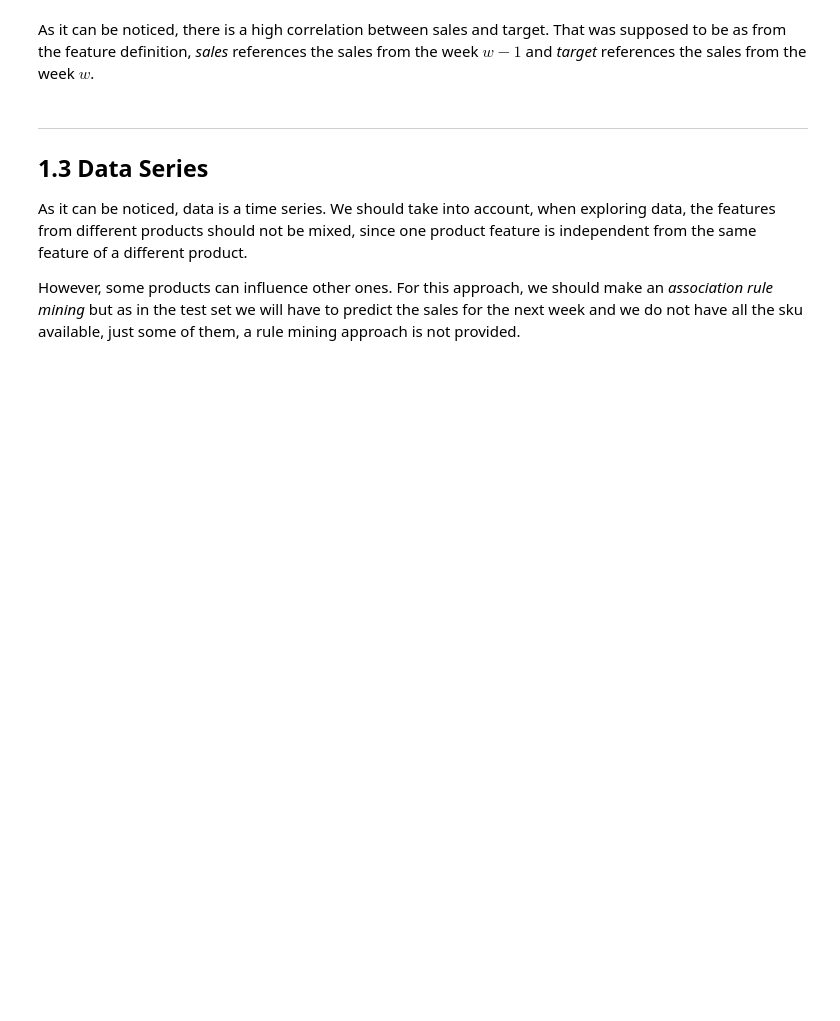
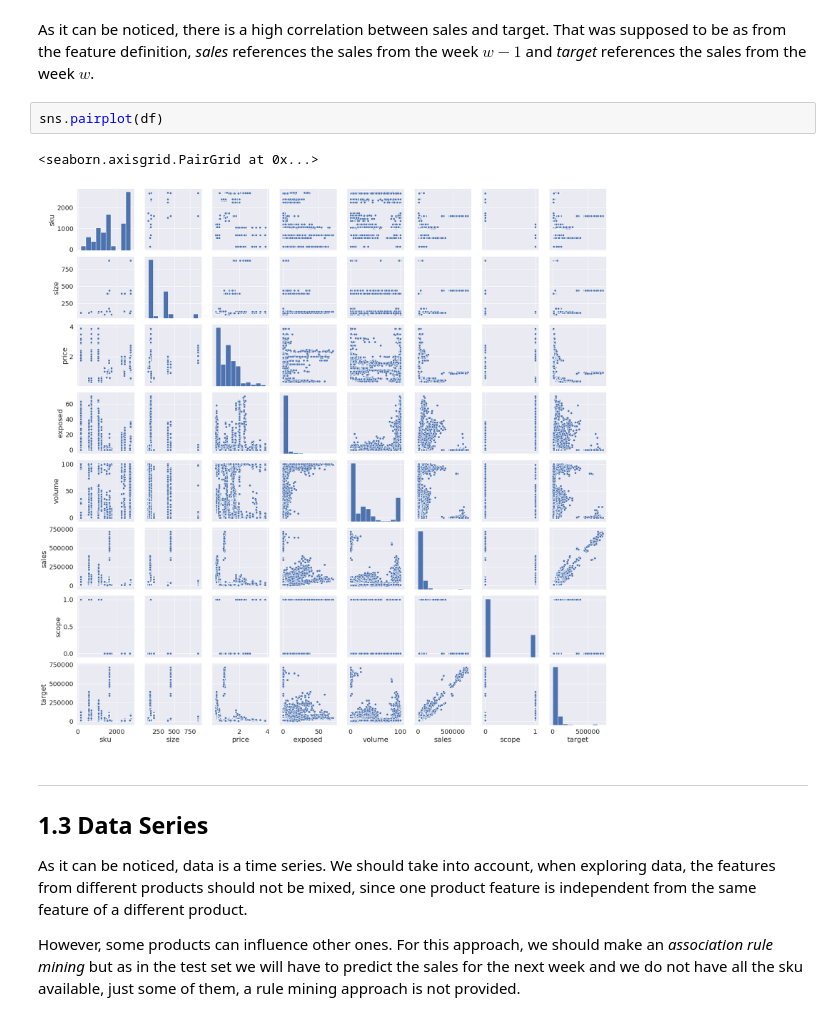
Before and after one commit to tasiomendez/dmtm-project, a Jupyter notebook: DMTM2020-NB1-Data Exploration.ipynb, the cells around one changed output. Cells and saved outputs as stored; diff of their text form; blank space fills up the shorter version.

```diff
--- a/DMTM2020-NB1-Data Exploration.ipynb
+++ b/DMTM2020-NB1-Data Exploration.ipynb
@@ -138,6 +138,11 @@ sns.clustermap(df.dropna()[numerical_features].corr(), cmap="Blues", annot=True)
 [figure]
 # %% [markdown]
 As it can be noticed, there is a high correlation between sales and target. That was supposed to be as from the feature definition, _sales_ references the sales from the week $w-1$ and _target_ references the sales from the week $w$.
+# %%
+sns.pairplot(df)
+# %% [output]
+<seaborn.axisgrid.PairGrid at 0x...>
+[figure, added]
 # %% [markdown]
 ---
 ## 1.3 Data Series
```
Also changed, not shown: parts of 1 cell of this notebook, 2 other files.
